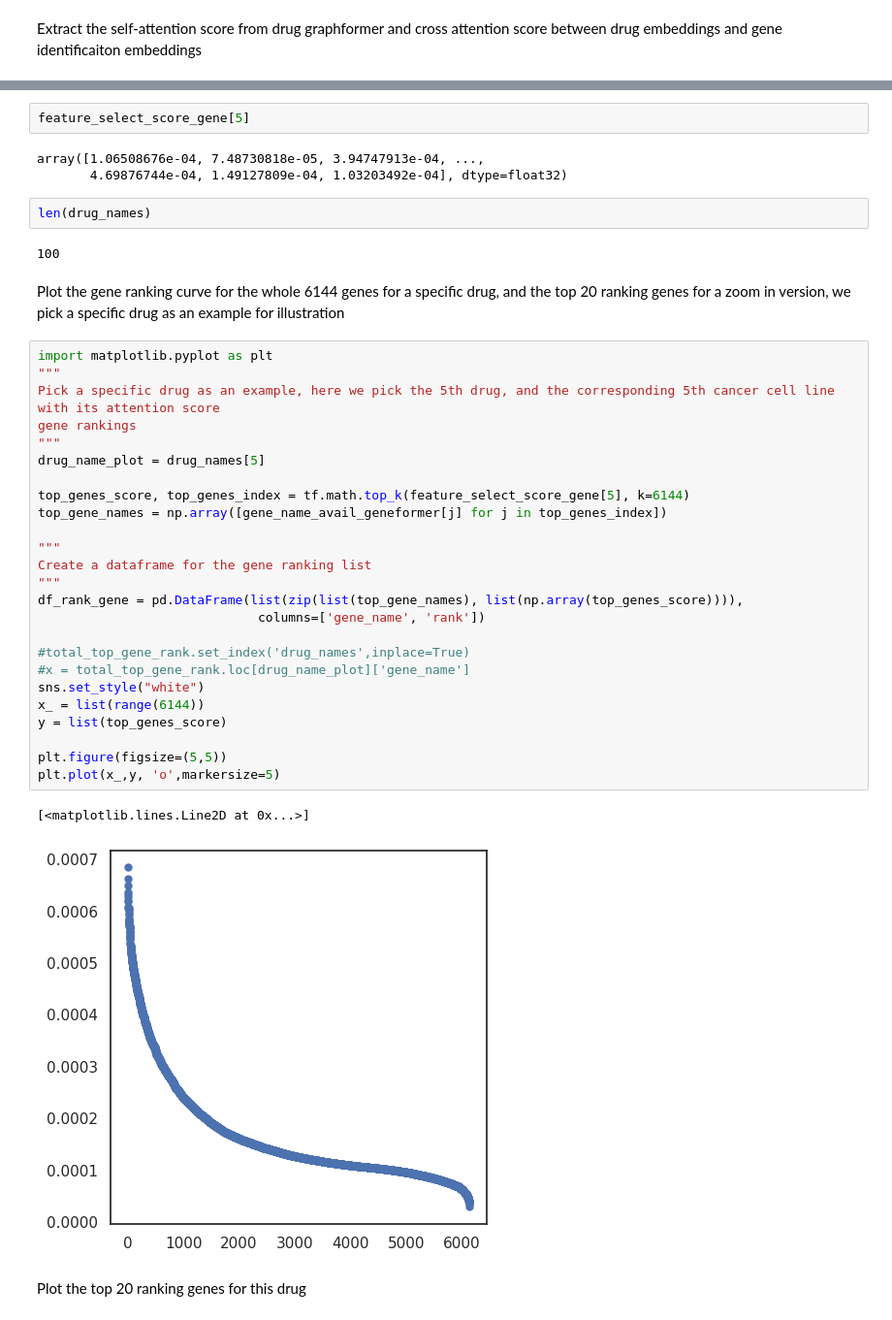
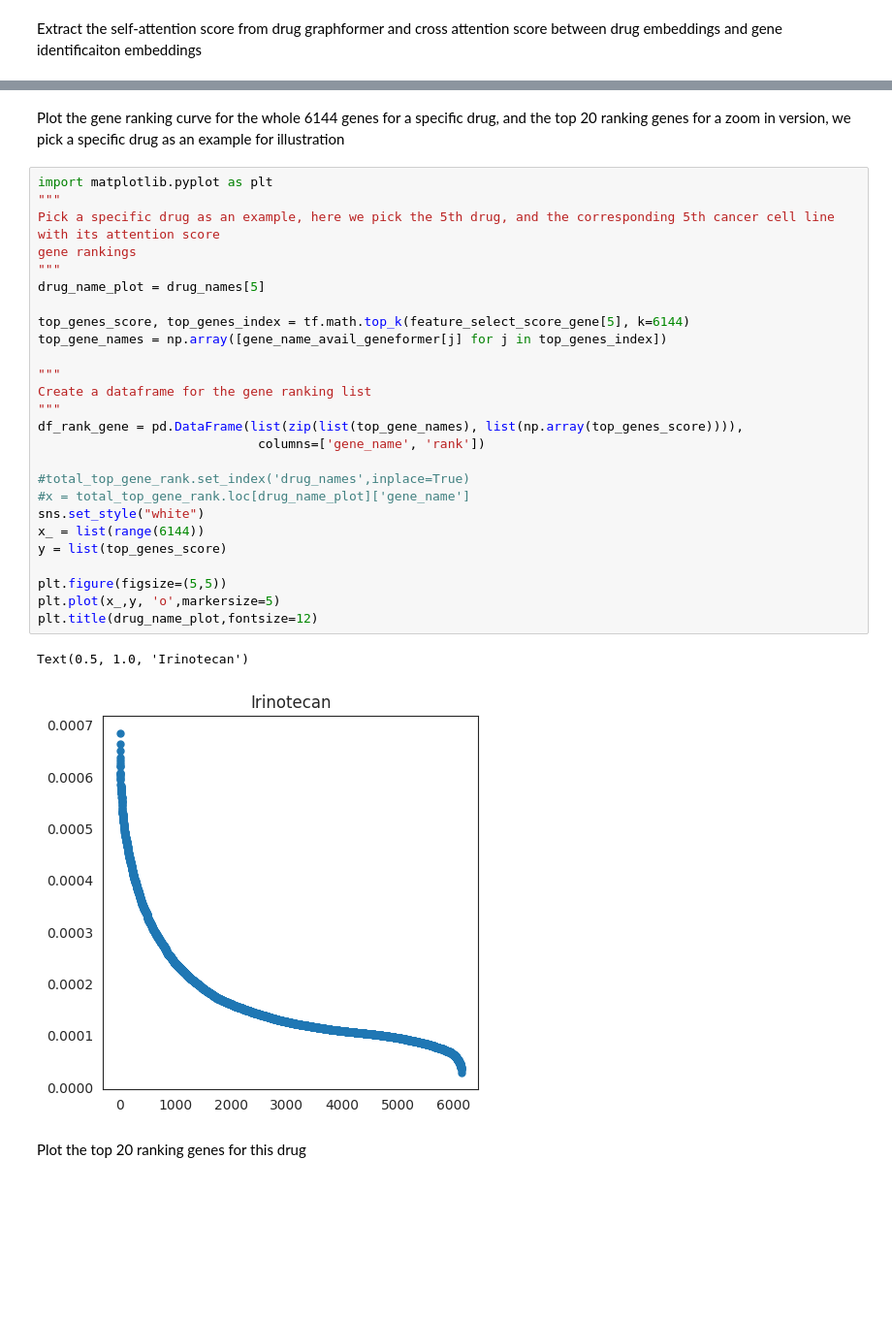
Before and after one commit to QBRC/MIDI, a Jupyter notebook: tutorial/MIDI_tutorial.ipynb, the cells around one changed output, grey strips where cells are left out. Shown at 97% size. Drawn from its saved outputs; the diff is of its cells as text; blank space fills up the shorter version.

```diff
--- a/tutorial/MIDI_tutorial.ipynb
+++ b/tutorial/MIDI_tutorial.ipynb
@@ -249,42 +251,34 @@ feature_select_score_gene = feature_select_score_model_gene.predict((drug_atom_o
-# %%
-feature_select_score_gene[5]
-# %% [output]
-array([1.06508676e-04, 7.48730818e-05, 3.94747913e-04, ...,
-       4.69876744e-04, 1.49127809e-04, 1.03203492e-04], dtype=float32)
-# %%
-len(drug_names)
-# %% [output]
-100
 # %% [markdown]
 Plot the gene ranking curve for the whole 6144 genes for a specific drug, and the top 20 ranking genes for a zoom in version, we pick a specific drug as an example for illustration
 # %%
 import matplotlib.pyplot as plt
 """
 Pick a specific drug as an example, here we pick the 5th drug, and the corresponding 5th cancer cell line with its attention score
 gene rankings
 """
 drug_name_plot = drug_names[5]
 
 top_genes_score, top_genes_index = tf.math.top_k(feature_select_score_gene[5], k=6144)
 top_gene_names = np.array([gene_name_avail_geneformer[j] for j in top_genes_index])
 
 """
 Create a dataframe for the gene ranking list
 """
 df_rank_gene = pd.DataFrame(list(zip(list(top_gene_names), list(np.array(top_genes_score)))),
                              columns=['gene_name', 'rank'])
 
 #total_top_gene_rank.set_index('drug_names',inplace=True)
 #x = total_top_gene_rank.loc[drug_name_plot]['gene_name']
 sns.set_style("white")
 x_ = list(range(6144))
 y = list(top_genes_score)
 
 plt.figure(figsize=(5,5))
 plt.plot(x_,y, 'o',markersize=5)
+plt.title(drug_name_plot,fontsize=12)
 # %% [output]
-[<matplotlib.lines.Line2D at 0x...>]
+Text(0.5, 1.0, 'Irinotecan')
-[figure, old version]
+[figure, new version]
 # %% [markdown]
 Plot the top 20 ranking genes for this drug
 # %%
```
Also changed, not shown: parts of 10 cells of this notebook, 1 other file.
